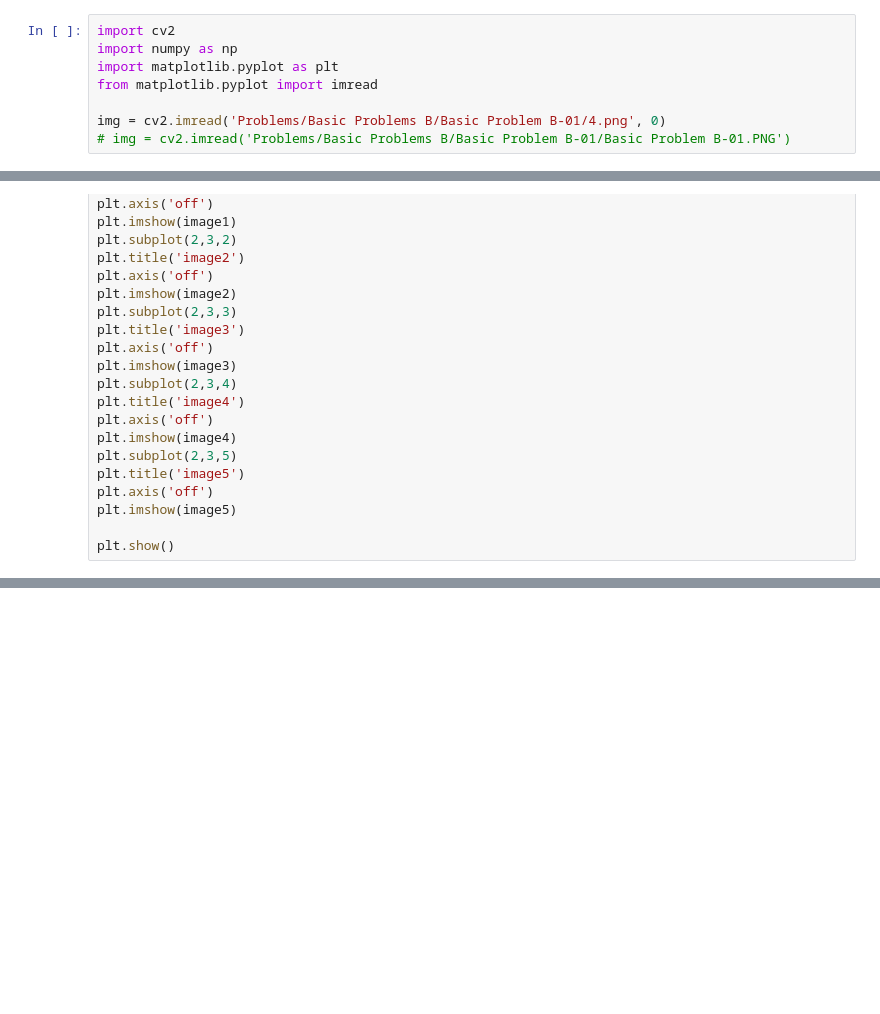
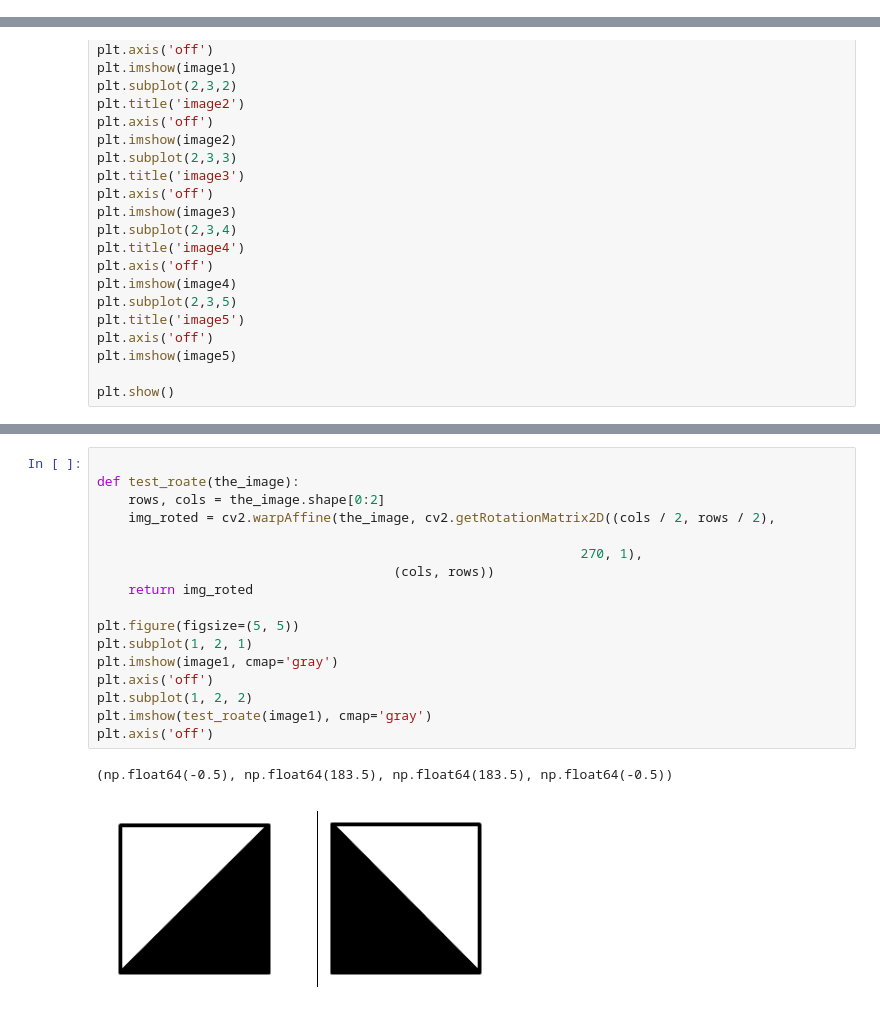
Before and after one commit to therickybobbeh/rpmProject, a Jupyter notebook: scratch_work.ipynb, the cells around one changed output, grey strips where cells are left out. Drawn from its saved outputs; the diff is of its cells as text; blank space fills up the shorter version.

```diff
--- a/scratch_work.ipynb
+++ b/scratch_work.ipynb
@@ -1,8 +0,0 @@
-# %%
-import cv2
-import numpy as np
-import matplotlib.pyplot as plt
-from matplotlib.pyplot import imread
-
-img = cv2.imread('Problems/Basic Problems B/Basic Problem B-01/4.png', 0)
-# img = cv2.imread('Problems/Basic Problems B/Basic Problem B-01/Basic Problem B-01.PNG')
@@ -712,3 +713,23 @@ Pixel difference between image 1 and image 4: 22
 Pixel difference between image 1 and image 5: 11885
 Similar images: [(1, 4)]
 [figure]
+# %%
+
+def test_roate(the_image):
+    rows, cols = the_image.shape[0:2]
+    img_roted = cv2.warpAffine(the_image, cv2.getRotationMatrix2D((cols / 2, rows / 2),
+
+                                                              270, 1),
+                                      (cols, rows))
+    return img_roted
+
+plt.figure(figsize=(5, 5))
+plt.subplot(1, 2, 1)
+plt.imshow(image1, cmap='gray')
+plt.axis('off')
+plt.subplot(1, 2, 2)
+plt.imshow(test_roate(image1), cmap='gray')
+plt.axis('off')
+# %% [output]
+(np.float64(-0.5), np.float64(183.5), np.float64(183.5), np.float64(-0.5))
+[figure, added]
```
Also changed, not shown: parts of 4 cells of this notebook, 4 other files.
